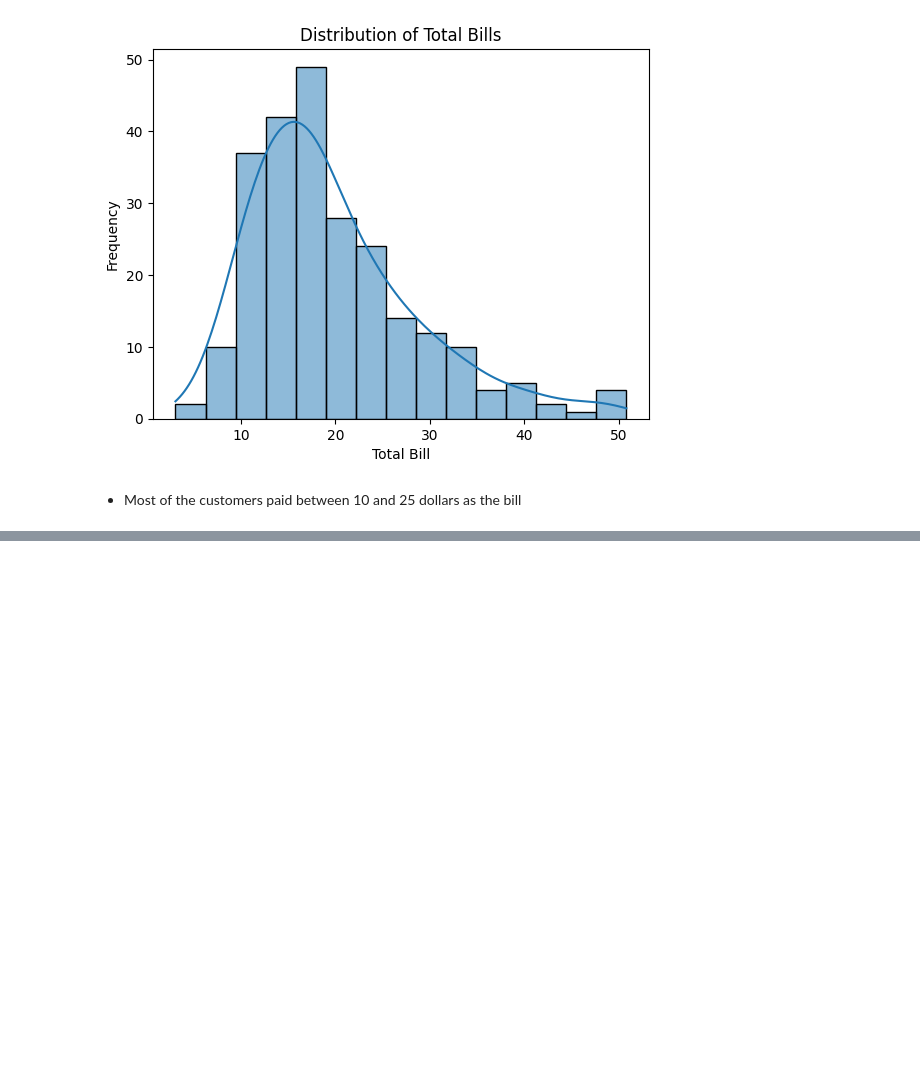
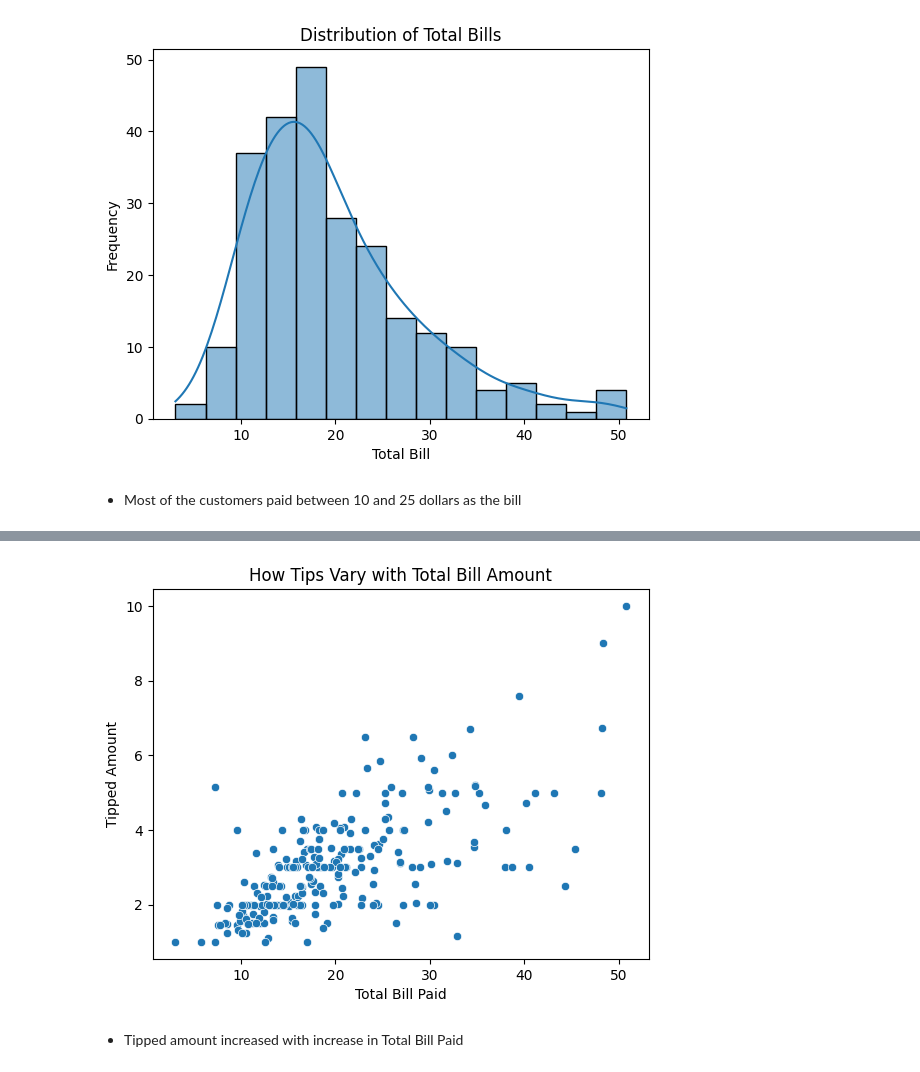
Before and after one commit to mut-rogers/tipsEDA, a Jupyter notebook: tips.ipynb, the cells around one changed output, grey strips where cells are left out. Saved outputs shown, nothing was run; the diff lists cells and outputs as text; code cells hidden in the pictures; blank space fills up the shorter version.

```diff
--- a/tips.ipynb
+++ b/tips.ipynb
@@ -215,0 +227,7 @@ set_xylabels("Total Bill", "Frequency", "Distribution of Total Bills")
+# %%
+sns.scatterplot(tips_dataset, y="tip", x="total_bill")
+set_xylabels("Total Bill Paid", "Tipped Amount", "How Tips Vary with Total Bill Amount")
+# %% [output]
+[figure, added]
+# %% [markdown]
+- Tipped amount increased with increase in Total Bill Paid
```
Also changed, not shown: parts of 2 cells of this notebook.
